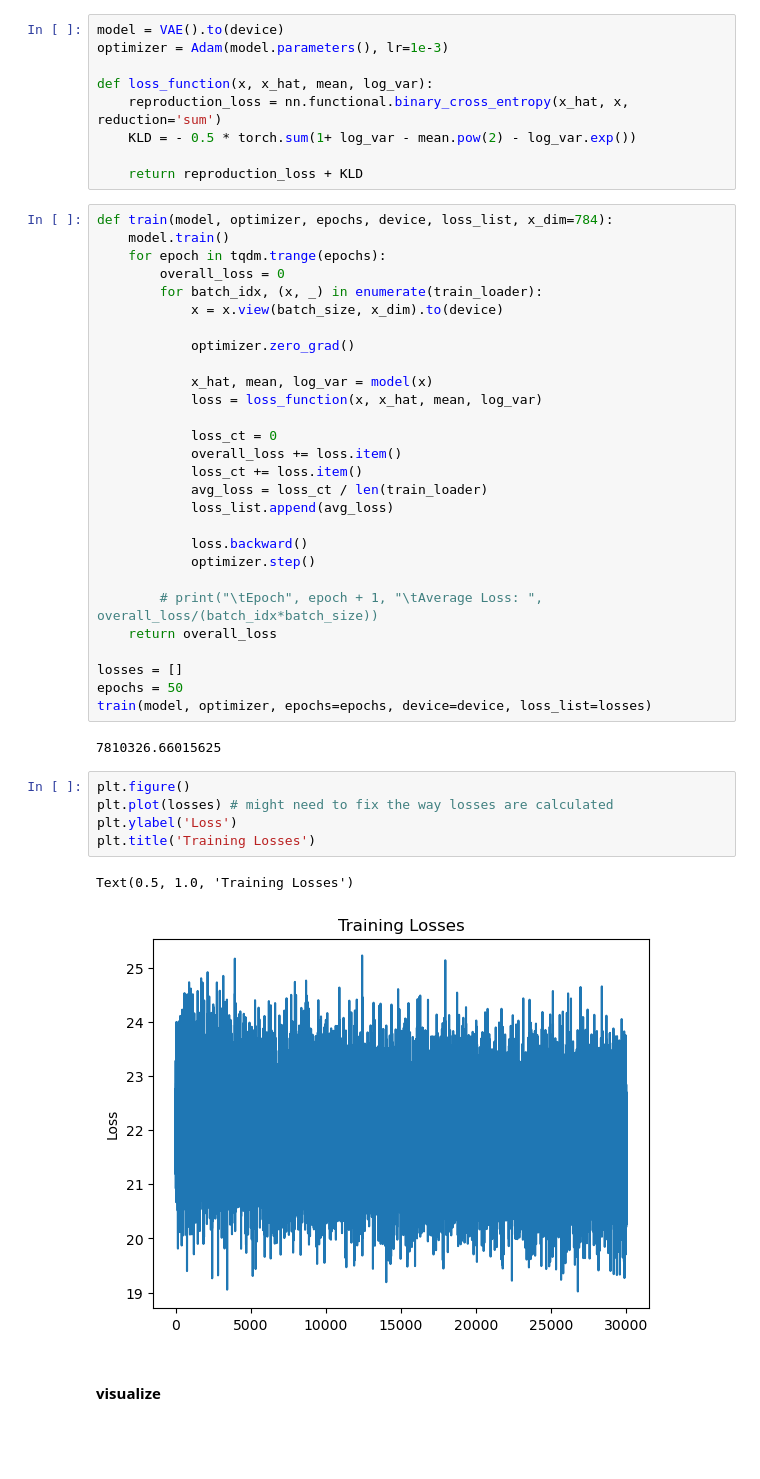
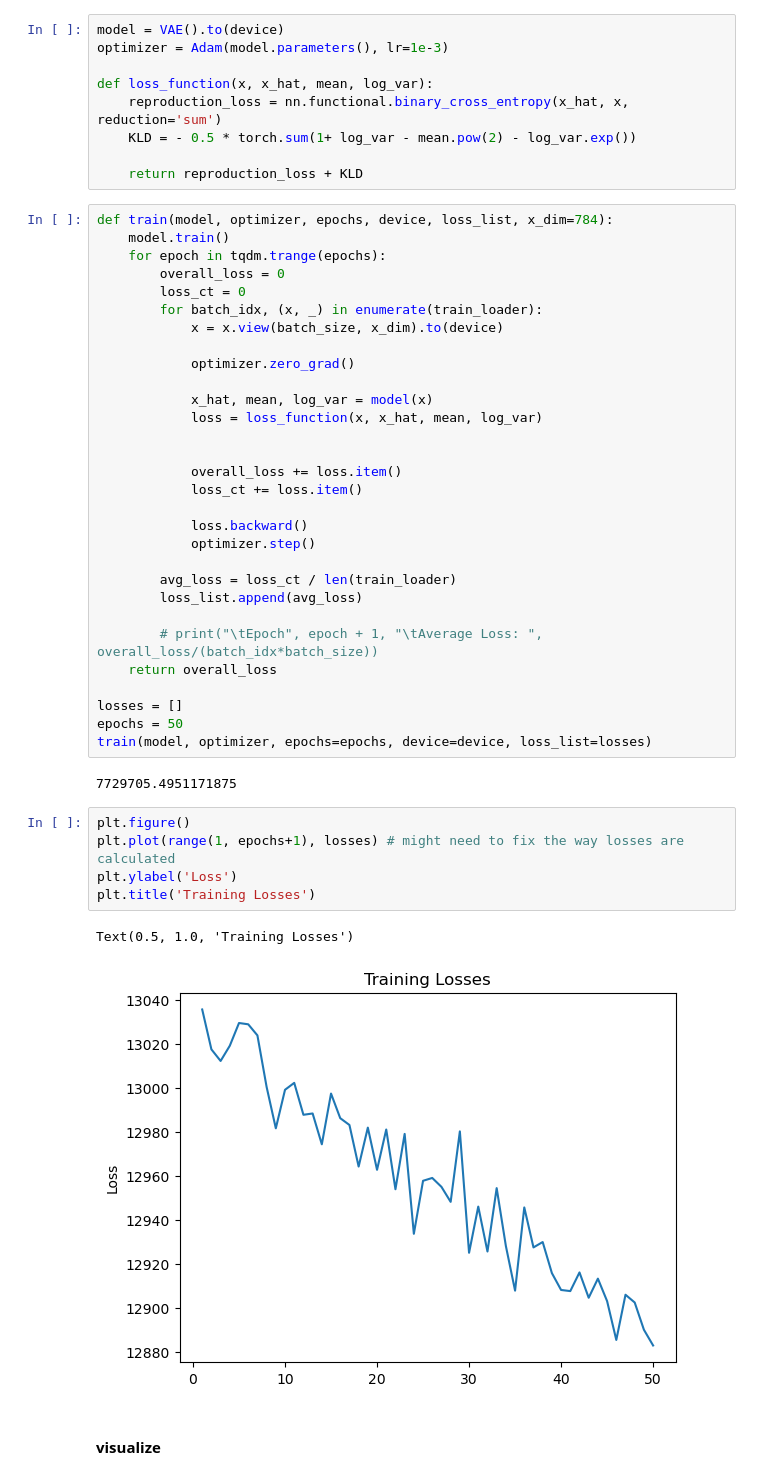
Before and after one commit to emmabacarra/cmbresearch, a Jupyter notebook: autoencoder practice/VAE for mnist dataset.ipynb, the cells around one changed output. Cells and saved outputs as stored; diff of their text form; blank space fills up the shorter version.

Commit message:
fixed the loss tracking, def need to lower the learning rate

```diff
--- a/autoencoder practice/VAE for mnist dataset.ipynb
+++ b/autoencoder practice/VAE for mnist dataset.ipynb
@@ -117,6 +117,7 @@ def train(model, optimizer, epochs, device, loss_list, x_dim=784):
     model.train()
     for epoch in tqdm.trange(epochs):
         overall_loss = 0
+        loss_ct = 0
         for batch_idx, (x, _) in enumerate(train_loader):
             x = x.view(batch_size, x_dim).to(device)
 
@@ -125,14 +126,15 @@ def train(model, optimizer, epochs, device, loss_list, x_dim=784):
             x_hat, mean, log_var = model(x)
             loss = loss_function(x, x_hat, mean, log_var)
 
-            loss_ct = 0
+
             overall_loss += loss.item()
             loss_ct += loss.item()
-            avg_loss = loss_ct / len(train_loader)
-            loss_list.append(avg_loss)
 
             loss.backward()
             optimizer.step()
+
+        avg_loss = loss_ct / len(train_loader)
+        loss_list.append(avg_loss)
 
         # print("\tEpoch", epoch + 1, "\tAverage Loss: ", overall_loss/(batch_idx*batch_size))
     return overall_loss
@@ -141,15 +143,15 @@ losses = []
 epochs = 50
 train(model, optimizer, epochs=epochs, device=device, loss_list=losses)
 # %% [output]
-7810326.66015625
+7729705.4951171875
 # %%
 plt.figure()
-plt.plot(losses) # might need to fix the way losses are calculated
+plt.plot(range(1, epochs+1), losses) # might need to fix the way losses are calculated
 plt.ylabel('Loss')
 plt.title('Training Losses')
 # %% [output]
 Text(0.5, 1.0, 'Training Losses')
-[figure, old version]
+[figure, new version]
 # %% [markdown]
 #### visualize
 # %%
```
